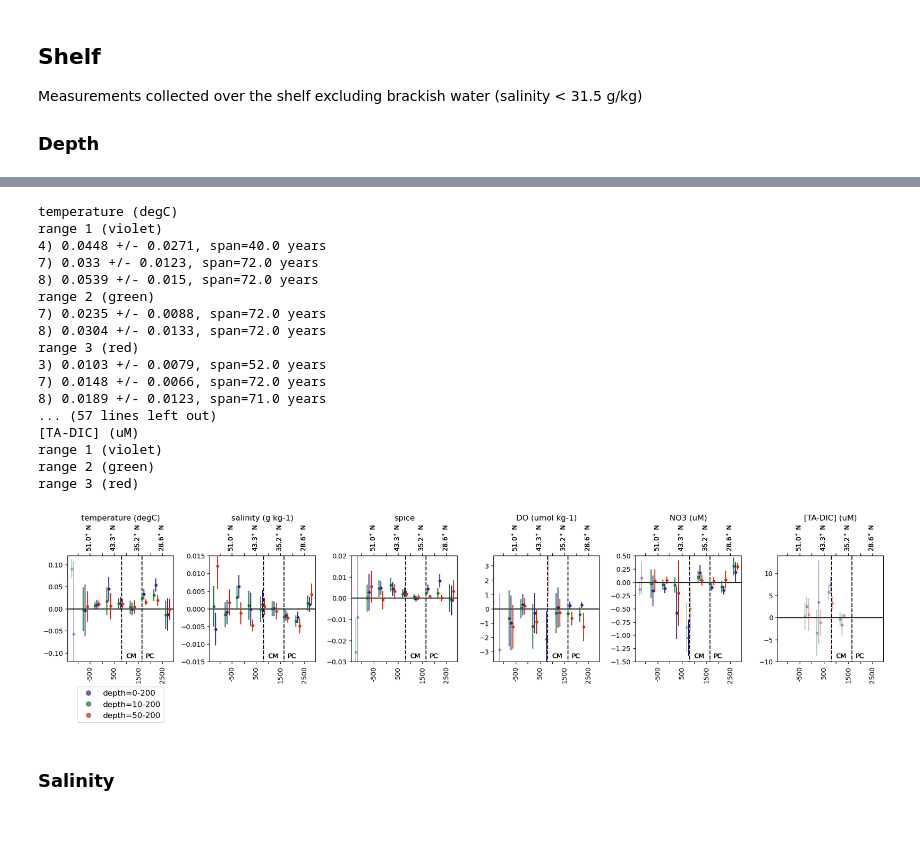
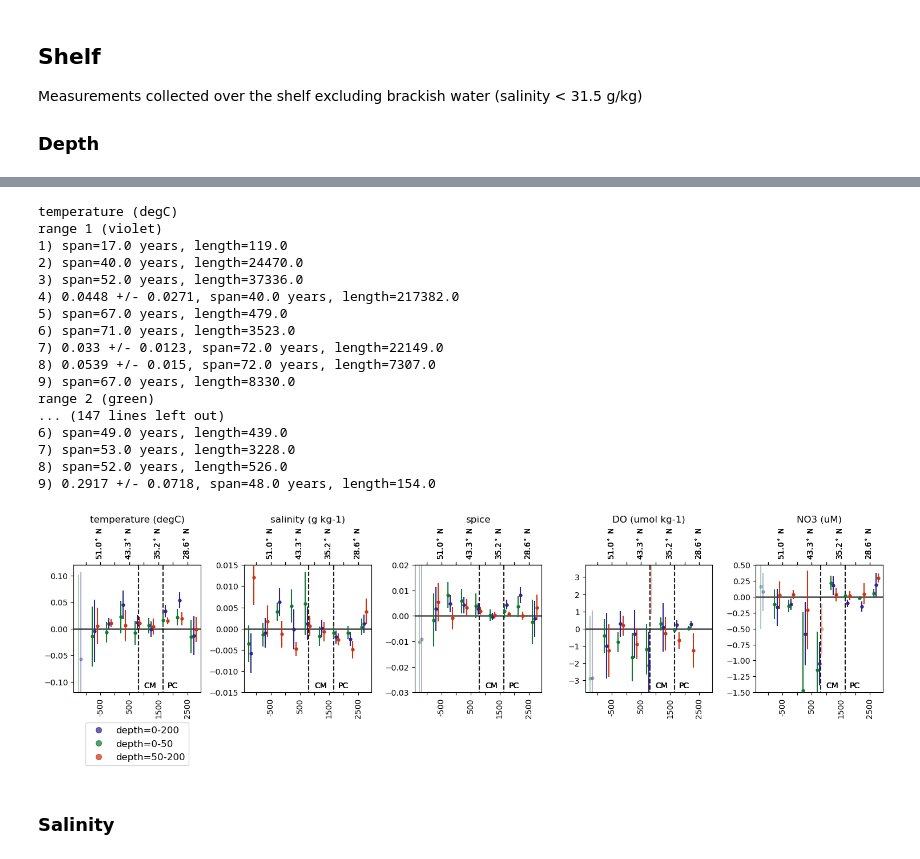
Before and after one commit to UBC-MOAD/analysis-becca, a Jupyter notebook: Synthesis/sensitivity.ipynb, the cells around one changed output, grey strips where cells are left out. Cells and saved outputs as stored; diff of their text form; code cells hidden in the pictures; blank space fills up the shorter version.

```diff
--- a/Synthesis/sensitivity.ipynb
+++ b/Synthesis/sensitivity.ipynb
@@ -31,3 +31,7 @@ Index(['time', 'longitude (degrees_east)', 'latitude (degrees_north)',
        'current', 'location', '[TA-DIC] (uM)', 'year', 'month', 'NSdist',
        'EWdist'],
       dtype='object')
+# %%
+dmin, dmax = -1415, 2950
+edges   = np.linspace(dmin, dmax, 10)
+edges
@@ -54,6 +61,7 @@ def plot_ratediff_NS_CI(obs_used,var_string, ax, colour, *,
     slopes      = np.full(n_bins, np.nan)
     lo95        = np.full(n_bins, np.nan)
     hi95        = np.full(n_bins, np.nan)
+    count       = np.full(n_bins, np.nan)
     year_span   = np.full(n_bins, np.nan)   # NaN => excluded
     n_years_arr = np.full(n_bins, np.nan)
 
@@ -71,6 +79,9 @@ def plot_ratediff_NS_CI(obs_used,var_string, ax, colour, *,
             "year": years_all[msk].astype(float),
             "val":  y_all[msk].astype(float)
         })
+
+        # count the number of data points going into this calculation in each bin
+        count[i] = len(df_bin)
 
         # distinct years and span
         n_years = len(set(df_bin["year"]))
@@ -151,7 +162,7 @@ def plot_ratediff_NS_CI(obs_used,var_string, ax, colour, *,
     ax.set_zorder(3)
     ax.patch.set_alpha(0)
 
-    return slopes, hi95-slopes, year_span
+    return slopes, hi95-slopes, year_span, count
 # %% [markdown]
 ## CUC
 starting with the CUC bc it feels the most straightforward
@@ -362,12 +507,12 @@ Measurements collected over the shelf excluding brackish water (salinity < 31.5
 shelf1 = obs[obs['current'] == 'shelf']
 shelf1['dist'] = shelf1.NSdist
 
-# what makes sense to play around with here is if we removed the surface layers
-# small cuttoff = range 2 = 10 m
-# big cuttoff = range 3 = 50 m
+# what makes sense to play around with here is the importance of the surface layer on shelf properties
+# surface cuttoff = range 2 = < 50 m
+# "deep" cuttoff = range 3 = > 50 m
 
 # since these are within the current shelf bounds we can work with the shelf1 dataset
-shelf2 = shelf1[(shelf1['depth (m)']>10)]
+shelf2 = shelf1[(shelf1['depth (m)']<50)]
 shelf3 = shelf1[(shelf1['depth (m)']>50)]
 # %%
 # plot extent
@@ -489,68 +755,76 @@ plt.tight_layout()
 # %%
 # now looking at how trends change with this new definition
 varstrings = ['temperature (degC)','salinity (g kg-1)', 'spice',
-       'DO (umol kg-1)', 'NO3 (uM)','[TA-DIC] (uM)']
+       'DO (umol kg-1)', 'NO3 (uM)']
 
-fig,ax = plt.subplots(1,len(varstrings),figsize=[3*len(varstrings),5])
+fig,ax = plt.subplots(1,len(varstrings),figsize=[2.5*len(varstrings),5])
 
 for i in range(len(varstrings)):
     print(varstrings[i])
 
     ax[i].set_title(varstrings[i])
-    slopes, yerr, span = plot_ratediff_NS_CI(shelf1,varstrings[i], ax[i], '#332288')
+    slopes, yerr, span, count = plot_ratediff_NS_CI(shelf1,varstrings[i], ax[i], '#332288')
     print('range 1 (violet)')
     for j in range(len(slopes)):
         if (abs(slopes[j]) > yerr[j]) and span[j] > 30:
-            print(f"{j+1}) {np.round(slopes[j],4)} +/- {np.round(yerr[j],4)}, span={span[j]} years")
+            print(f"{j+1}) {np.round(slopes[j],4)} +/- {np.round(yerr[j],4)}, span={span[j]} years, length={count[j]}")
+        else:
+            print(f"{j+1}) span={span[j]} years, length={count[j]}")
 
     print('range 2 (green)')
-    slopes, yerr, span = plot_ratediff_NS_CI(shelf2,varstrings[i], ax[i], '#117733',offset=-80)
+    slopes, yerr, span, count = plot_ratediff_NS_CI(shelf2,varstrings[i], ax[i], '#117733',offset=-80)
     for j in range(len(slopes)):
         if (abs(slopes[j]) > yerr[j]) and span[j] > 30:
-            print(f"{j+1}) {np.round(slopes[j],4)} +/- {np.round(yerr[j],4)}, span={span[j]} years")
+            print(f"{j+1}) {np.round(slopes[j],4)} +/- {np.round(yerr[j],4)}, span={span[j]} years, length={count[j]}")
+        else:
+            print(f"{j+1}) span={span[j]} years, length={count[j]}")
 
     print('range 3 (red)')
-    slopes, yerr, span = plot_ratediff_NS_CI(shelf3,varstrings[i], ax[i], '#CC3311',offset=80)
+    slopes, yerr, span, count = plot_ratediff_NS_CI(shelf3,varstrings[i], ax[i], '#CC3311',offset=80)
     for j in range(len(slopes)):
         if (abs(slopes[j]) > yerr[j]) and span[j] > 30:
-            print(f"{j+1}) {np.round(slopes[j],4)} +/- {np.round(yerr[j],4)}, span={span[j]} years")
+            print(f"{j+1}) {np.round(slopes[j],4)} +/- {np.round(yerr[j],4)}, span={span[j]} years, length={count[j]}")
+        else:
+            print(f"{j+1}) span={span[j]} years, length={count[j]}")
 
     print('\n')
 
 
 # # build legend handles
 legend_handles = []
-inlegend = ["depth=0-200",'depth=10-200','depth=50-200']
+inlegend = ["depth=0-200",'depth=0-50','depth=50-200']
 colours = ['#332288', '#117733', '#CC3311']
 markers = ['o','o','o']
 for i in range(len(inlegend)):
     legend_handles.append(mlines.Line2D([], [],
                           marker=markers[i], linestyle='None',markersize=7,
                           markeredgecolor=colours[i], markerfacecolor=colours[i],alpha=0.7,
                           label=inlegend[i]))
 # Add a figure-wide legend below the subplots
 ax[0].legend(handles=legend_handles, loc='upper center', ncol=1, bbox_to_anchor=(0.5, -0.2), frameon=True,fontsize=12)
 
 plt.tight_layout()
+
+plt.savefig('/ocean/rbeutel/MOAD/analysis-becca/Synthesis/output/Sensitivity_Shelf_Depth.pdf')
 # %% [output]
 temperature (degC)
 range 1 (violet)
-4) 0.0448 +/- 0.0271, span=40.0 years
-7) 0.033 +/- 0.0123, span=72.0 years
-8) 0.0539 +/- 0.015, span=72.0 years
+1) span=17.0 years, length=119.0
+2) span=40.0 years, length=24470.0
+3) span=52.0 years, length=37336.0
+4) 0.0448 +/- 0.0271, span=40.0 years, length=217382.0
+5) span=67.0 years, length=479.0
+6) span=71.0 years, length=3523.0
+7) 0.033 +/- 0.0123, span=72.0 years, length=22149.0
+8) 0.0539 +/- 0.015, span=72.0 years, length=7307.0
+9) span=67.0 years, length=8330.0
 range 2 (green)
-7) 0.0235 +/- 0.0088, span=72.0 years
-8) 0.0304 +/- 0.0133, span=72.0 years
-range 3 (red)
-3) 0.0103 +/- 0.0079, span=52.0 years
-7) 0.0148 +/- 0.0066, span=72.0 years
-8) 0.0189 +/- 0.0123, span=71.0 years
-... (57 lines left out)
-[TA-DIC] (uM)
-range 1 (violet)
-range 2 (green)
-range 3 (red)
+... (147 lines left out)
+6) span=49.0 years, length=439.0
+7) span=53.0 years, length=3228.0
+8) span=52.0 years, length=526.0
+9) 0.2917 +/- 0.0718, span=48.0 years, length=154.0
-[figure, old version]
+[figure, new version]
 # %% [markdown]
 ### Salinity
 # %%
```
Also changed, not shown: parts of 25 cells of this notebook.
